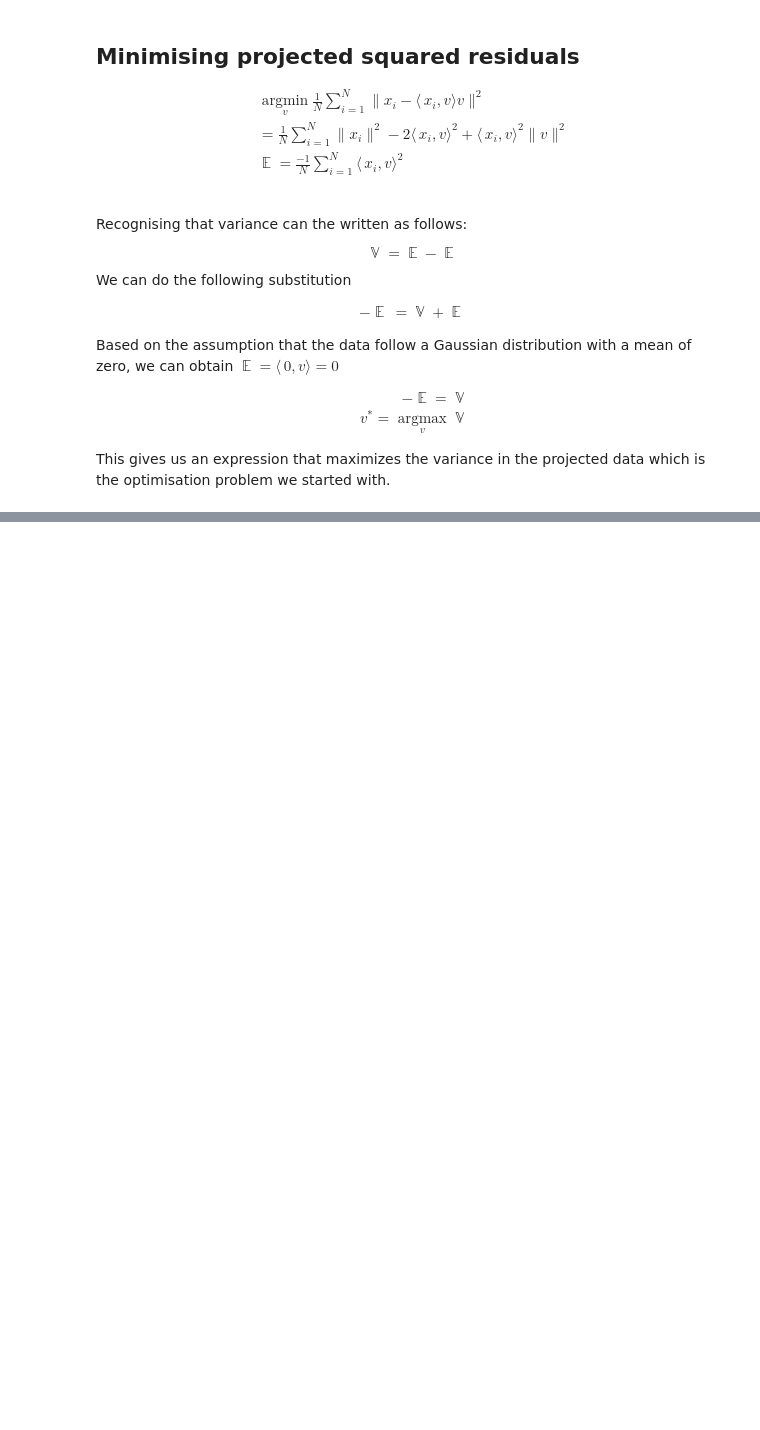
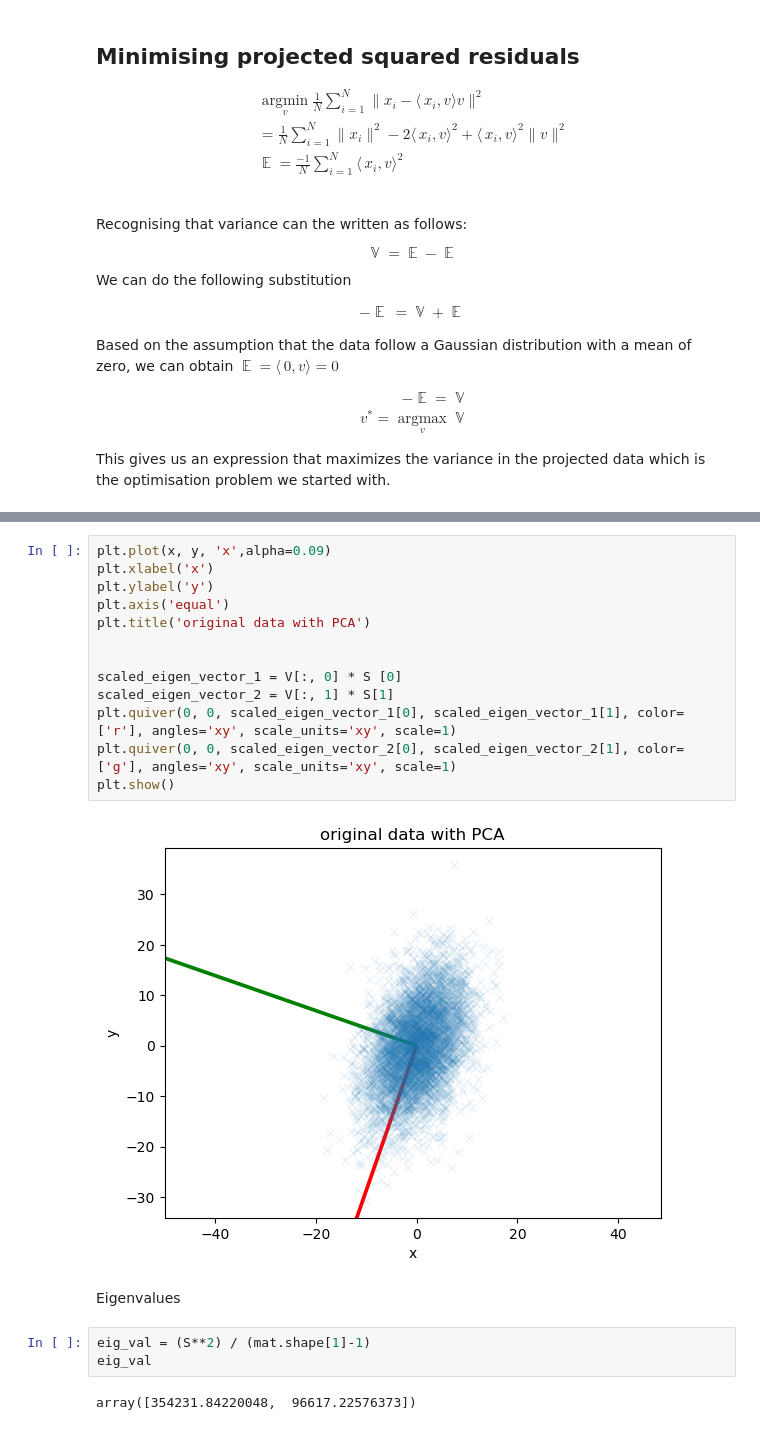
Before and after one commit to SboneloMdluli/Financial-Engineering-Forum-Posts, a Jupyter notebook: pca.ipynb, the cells around one changed output, grey strips where cells are left out. Saved outputs shown, nothing was run; the diff lists cells and outputs as text; blank space fills up the shorter version.

```diff
--- a/pca.ipynb
+++ b/pca.ipynb
@@ -75,0 +112,22 @@ This gives us an expression that maximizes the variance in the projected data wh
+# %%
+plt.plot(x, y, 'x',alpha=0.09)
+plt.xlabel('x')
+plt.ylabel('y')
+plt.axis('equal')
+plt.title('original data with PCA')
+
+
+scaled_eigen_vector_1 = V[:, 0] * S [0]
+scaled_eigen_vector_2 = V[:, 1] * S[1]
+plt.quiver(0, 0, scaled_eigen_vector_1[0], scaled_eigen_vector_1[1], color=['r'], angles='xy', scale_units='xy', scale=1)
+plt.quiver(0, 0, scaled_eigen_vector_2[0], scaled_eigen_vector_2[1], color=['g'], angles='xy', scale_units='xy', scale=1)
+plt.show()
+# %% [output]
+[figure, added]
+# %% [markdown]
+Eigenvalues
+# %%
+eig_val = (S**2) / (mat.shape[1]-1)
+eig_val
+# %% [output]
+array([354231.84220048,  96617.22576373])
```
Also changed, not shown: parts of 10 cells of this notebook.
